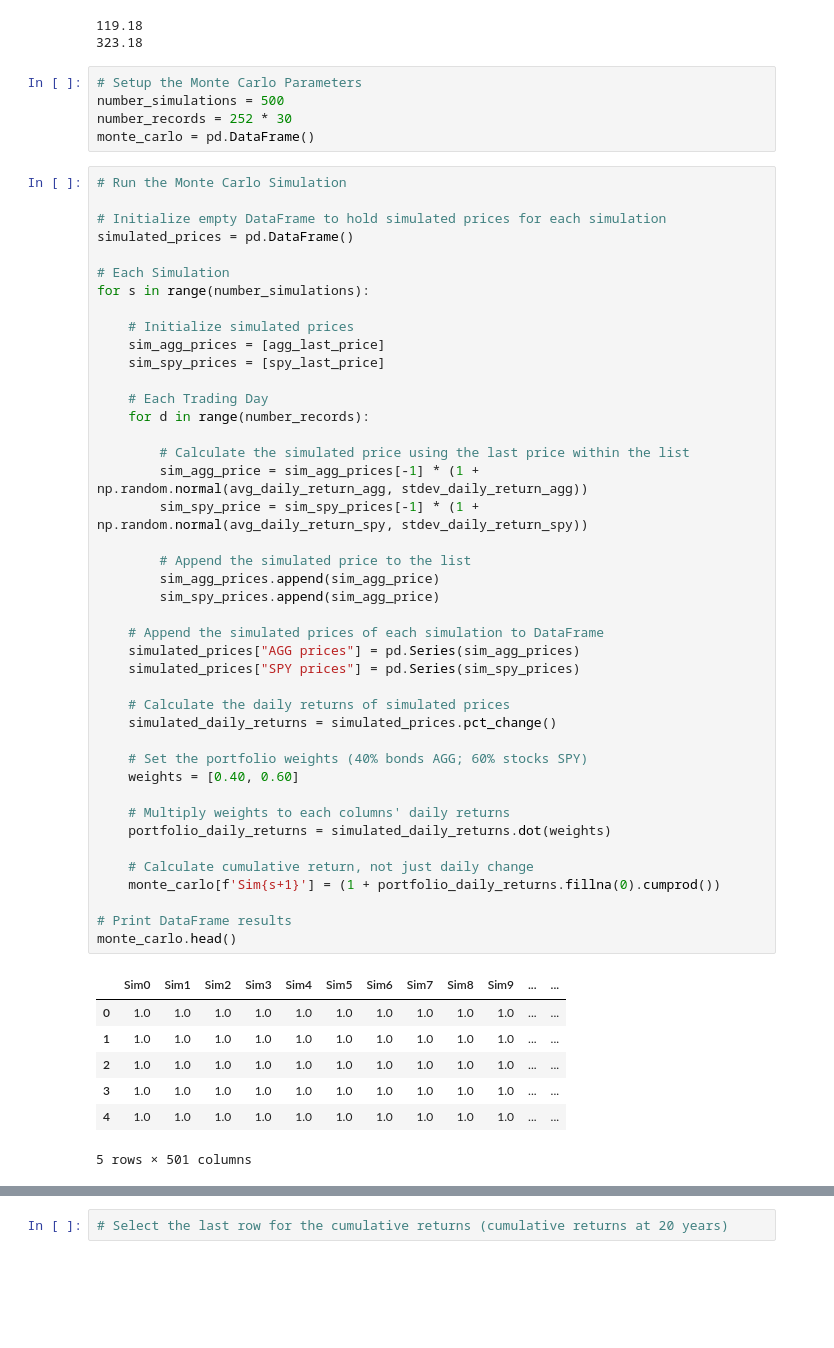
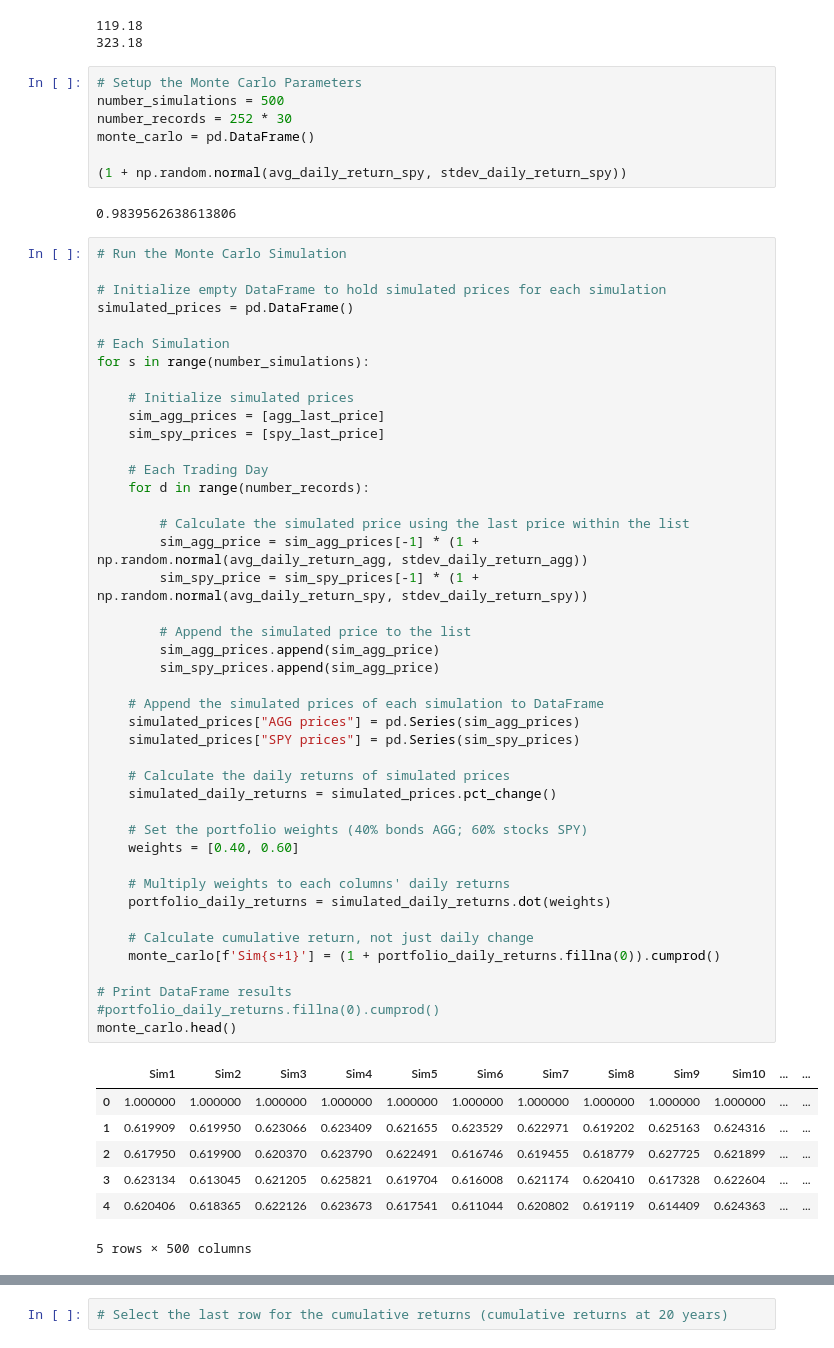
Before and after one commit to arsm800/How_Do_You_Like_Them_Apps, a Jupyter notebook: Instructions/Starter_Code/portfolio_planner.ipynb, the cells around one changed output, grey strips where cells are left out. Saved outputs shown, nothing was run; the diff lists cells and outputs as text; blank space fills up the shorter version.

```diff
--- a/Instructions/Starter_Code/portfolio_planner.ipynb
+++ b/Instructions/Starter_Code/portfolio_planner.ipynb
@@ -152,6 +152,10 @@ print(spy_last_price)
 number_simulations = 500
 number_records = 252 * 30
 monte_carlo = pd.DataFrame()
+
+(1 + np.random.normal(avg_daily_return_spy, stdev_daily_return_spy))
+# %% [output]
+0.9839562638613806
 # %%
 # Run the Monte Carlo Simulation
 
@@ -167,41 +171,42 @@ for s in range(number_simulations):
 
     # Each Trading Day
     for d in range(number_records):
 
         # Calculate the simulated price using the last price within the list
         sim_agg_price = sim_agg_prices[-1] * (1 + np.random.normal(avg_daily_return_agg, stdev_daily_return_agg))
         sim_spy_price = sim_spy_prices[-1] * (1 + np.random.normal(avg_daily_return_spy, stdev_daily_return_spy))
 
         # Append the simulated price to the list
         sim_agg_prices.append(sim_agg_price)
         sim_spy_prices.append(sim_agg_price)
 
     # Append the simulated prices of each simulation to DataFrame
     simulated_prices["AGG prices"] = pd.Series(sim_agg_prices)
     simulated_prices["SPY prices"] = pd.Series(sim_spy_prices)
 
     # Calculate the daily returns of simulated prices
     simulated_daily_returns = simulated_prices.pct_change()
 
     # Set the portfolio weights (40% bonds AGG; 60% stocks SPY)
     weights = [0.40, 0.60]
 
     # Multiply weights to each columns' daily returns
     portfolio_daily_returns = simulated_daily_returns.dot(weights)
 
     # Calculate cumulative return, not just daily change
-    monte_carlo[f'Sim{s+1}'] = (1 + portfolio_daily_returns.fillna(0).cumprod())
+    monte_carlo[f'Sim{s+1}'] = (1 + portfolio_daily_returns.fillna(0)).cumprod()
 
 # Print DataFrame results
+#portfolio_daily_returns.fillna(0).cumprod()
 monte_carlo.head()
 # %% [output]
-|  | Sim0 | Sim1 | Sim2 | Sim3 | Sim4 | Sim5 | Sim6 | Sim7 | Sim8 | Sim9 | ... | ... |
-| 0 | 1.0 | 1.0 | 1.0 | 1.0 | 1.0 | 1.0 | 1.0 | 1.0 | 1.0 | 1.0 | ... | ... |
-| 1 | 1.0 | 1.0 | 1.0 | 1.0 | 1.0 | 1.0 | 1.0 | 1.0 | 1.0 | 1.0 | ... | ... |
-| 2 | 1.0 | 1.0 | 1.0 | 1.0 | 1.0 | 1.0 | 1.0 | 1.0 | 1.0 | 1.0 | ... | ... |
-| 3 | 1.0 | 1.0 | 1.0 | 1.0 | 1.0 | 1.0 | 1.0 | 1.0 | 1.0 | 1.0 | ... | ... |
-| 4 | 1.0 | 1.0 | 1.0 | 1.0 | 1.0 | 1.0 | 1.0 | 1.0 | 1.0 | 1.0 | ... | ... |
+|  | Sim1 | Sim2 | Sim3 | Sim4 | Sim5 | Sim6 | Sim7 | Sim8 | Sim9 | Sim10 | ... | ... |
+| 0 | 1.000000 | 1.000000 | 1.000000 | 1.000000 | 1.000000 | 1.000000 | 1.000000 | 1.000000 | 1.000000 | 1.000000 | ... | ... |
+| 1 | 0.619909 | 0.619950 | 0.623066 | 0.623409 | 0.621655 | 0.623529 | 0.622971 | 0.619202 | 0.625163 | 0.624316 | ... | ... |
+| 2 | 0.617950 | 0.619900 | 0.620370 | 0.623790 | 0.622491 | 0.616746 | 0.619455 | 0.618779 | 0.627725 | 0.621899 | ... | ... |
+| 3 | 0.623134 | 0.613045 | 0.621205 | 0.625821 | 0.619704 | 0.616008 | 0.621174 | 0.620410 | 0.617328 | 0.622604 | ... | ... |
+| 4 | 0.620406 | 0.618365 | 0.622126 | 0.623673 | 0.617541 | 0.611044 | 0.620802 | 0.619119 | 0.614409 | 0.624363 | ... | ... |
-5 rows × 501 columns
+5 rows × 500 columns
 # %%
 # Check that the simulation ran successfully
 monte_carlo
```
Also changed, not shown: parts of 2 cells of this notebook.
